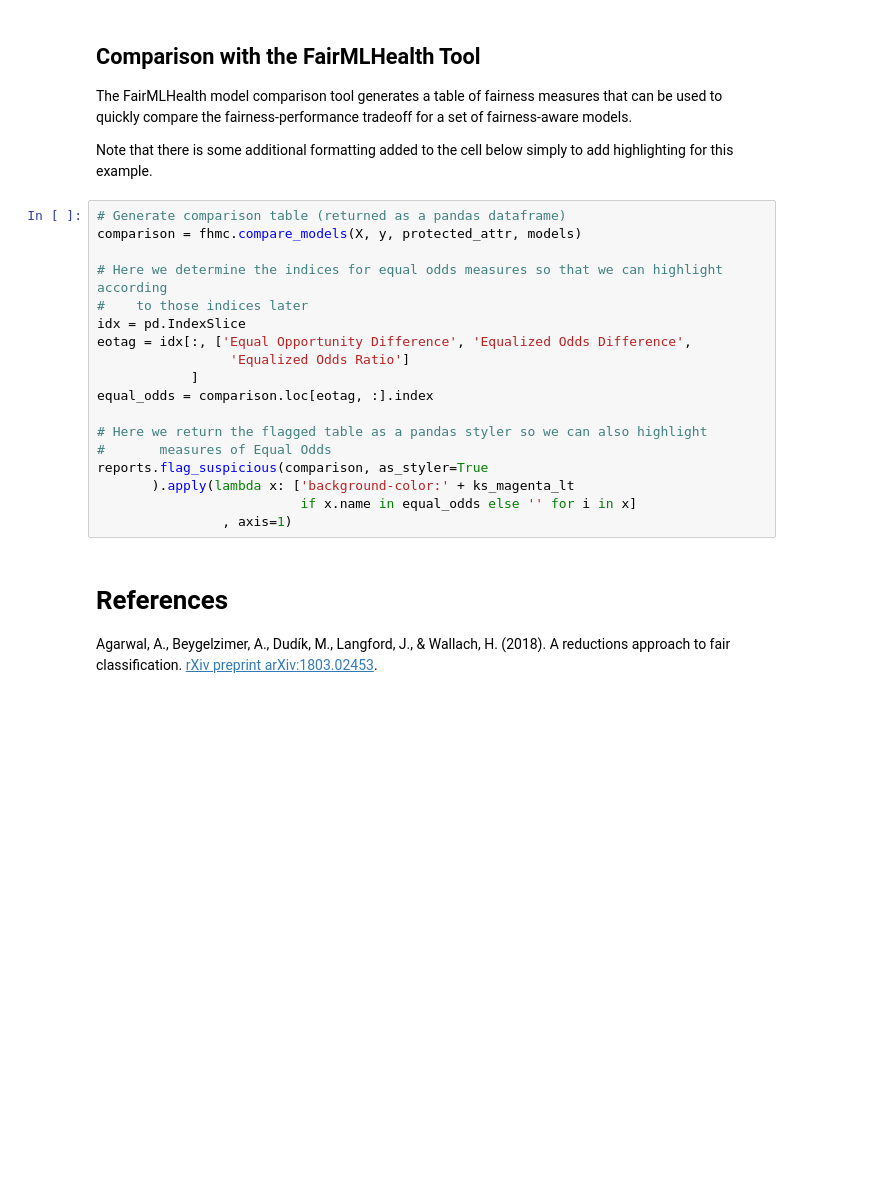
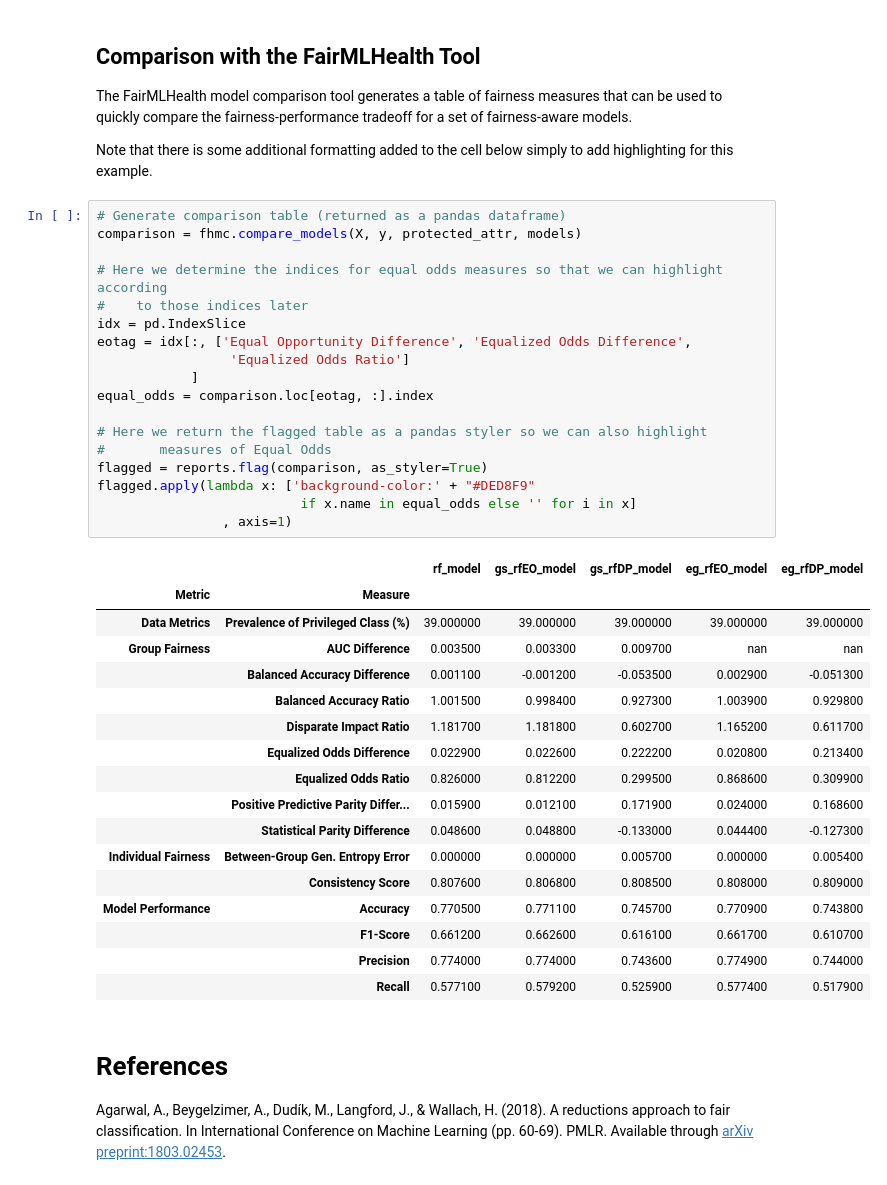
Before and after one commit to KenSciResearch/fairMLHealth, a Jupyter notebook: tutorials_and_examples/Example-Template-BinaryClassificationAssessment.ipynb, the cells around one changed output. Drawn from its saved outputs; the diff is of its cells as text; blank space fills up the shorter version.

```diff
--- a/tutorials_and_examples/Example-Template-BinaryClassificationAssessment.ipynb
+++ b/tutorials_and_examples/Example-Template-BinaryClassificationAssessment.ipynb
@@ -251,23 +324,41 @@ Note that there is some additional formatting added to the cell below simply to
 # %%
 # Generate comparison table (returned as a pandas dataframe)
 comparison = fhmc.compare_models(X, y, protected_attr, models)
 
 # Here we determine the indices for equal odds measures so that we can highlight according
 #    to those indices later
 idx = pd.IndexSlice
 eotag = idx[:, ['Equal Opportunity Difference', 'Equalized Odds Difference',
                  'Equalized Odds Ratio']
             ]
 equal_odds = comparison.loc[eotag, :].index
 
 # Here we return the flagged table as a pandas styler so we can also highlight
 #       measures of Equal Odds
-reports.flag_suspicious(comparison, as_styler=True
-       ).apply(lambda x: ['background-color:' + ks_magenta_lt
+flagged = reports.flag(comparison, as_styler=True)
+flagged.apply(lambda x: ['background-color:' + "#DED8F9"
                           if x.name in equal_odds else '' for i in x]
                 , axis=1)
+# %% [output]
+|  |  | rf_model | gs_rfEO_model | gs_rfDP_model | eg_rfEO_model | eg_rfDP_model |
+| Metric | Measure |  |  |  |  |  |
+| Data Metrics | Prevalence of Privileged Class (%) | 39.000000 | 39.000000 | 39.000000 | 39.000000 | 39.000000 |
+| Group Fairness | AUC Difference | 0.003500 | 0.003300 | 0.009700 | nan | nan |
+|  | Balanced Accuracy Difference | 0.001100 | -0.001200 | -0.053500 | 0.002900 | -0.051300 |
+|  | Balanced Accuracy Ratio | 1.001500 | 0.998400 | 0.927300 | 1.003900 | 0.929800 |
+|  | Disparate Impact Ratio | 1.181700 | 1.181800 | 0.602700 | 1.165200 | 0.611700 |
+|  | Equalized Odds Difference | 0.022900 | 0.022600 | 0.222200 | 0.020800 | 0.213400 |
+|  | Equalized Odds Ratio | 0.826000 | 0.812200 | 0.299500 | 0.868600 | 0.309900 |
+|  | Positive Predictive Parity Differ... | 0.015900 | 0.012100 | 0.171900 | 0.024000 | 0.168600 |
+|  | Statistical Parity Difference | 0.048600 | 0.048800 | -0.133000 | 0.044400 | -0.127300 |
+| Individual Fairness | Between-Group Gen. Entropy Error | 0.000000 | 0.000000 | 0.005700 | 0.000000 | 0.005400 |
+|  | Consistency Score | 0.807600 | 0.806800 | 0.808500 | 0.808000 | 0.809000 |
+| Model Performance | Accuracy | 0.770500 | 0.771100 | 0.745700 | 0.770900 | 0.743800 |
+|  | F1-Score | 0.661200 | 0.662600 | 0.616100 | 0.661700 | 0.610700 |
+|  | Precision | 0.774000 | 0.774000 | 0.743600 | 0.774900 | 0.744000 |
+|  | Recall | 0.577100 | 0.579200 | 0.525900 | 0.577400 | 0.517900 |
 # %% [markdown]
 # References
 
-<a id="Agarwal2018"></a>
-Agarwal, A., Beygelzimer, A., Dudík, M., Langford, J., & Wallach, H. (2018). A reductions approach to fair classification. [rXiv preprint arXiv:1803.02453](https://arxiv.org/pdf/1803.02453.pdf).
+<a name="Agarwal2018"></a>
+Agarwal, A., Beygelzimer, A., Dudík, M., Langford, J., & Wallach, H. (2018). A reductions approach to fair classification. In International Conference on Machine Learning (pp. 60-69). PMLR. Available through [arXiv preprint:1803.02453](https://arxiv.org/pdf/1803.02453.pdf).
```
Also changed, not shown: parts of 21 cells of this notebook, 14 other files.
